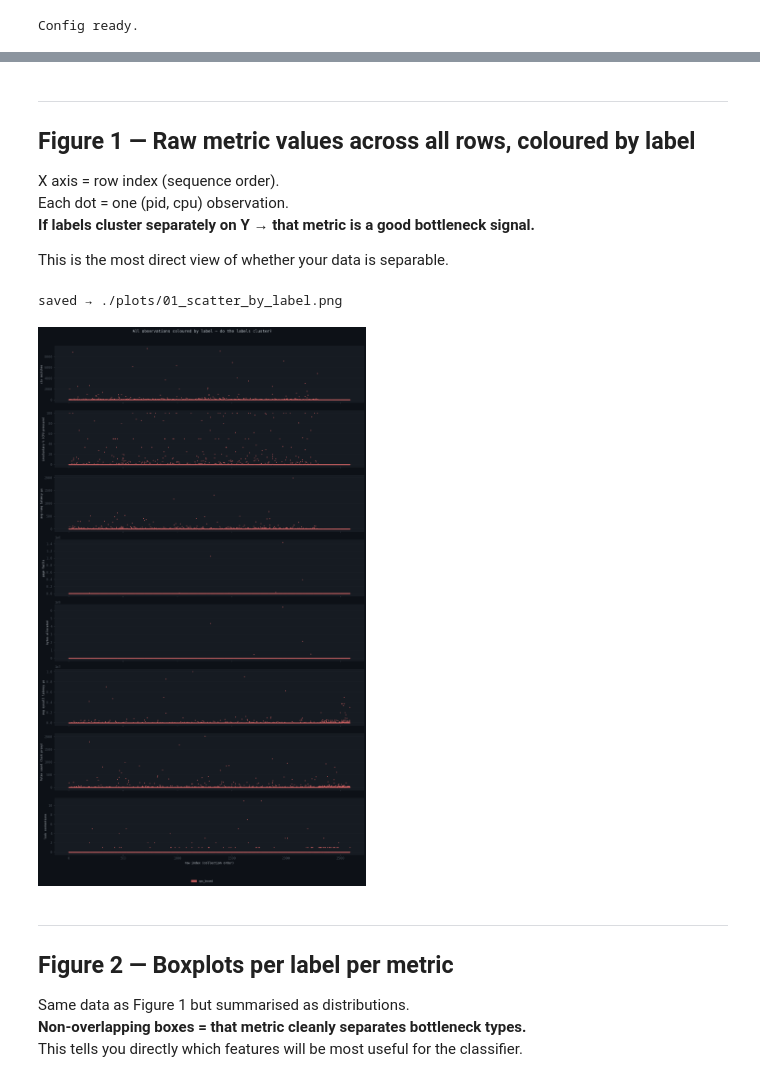
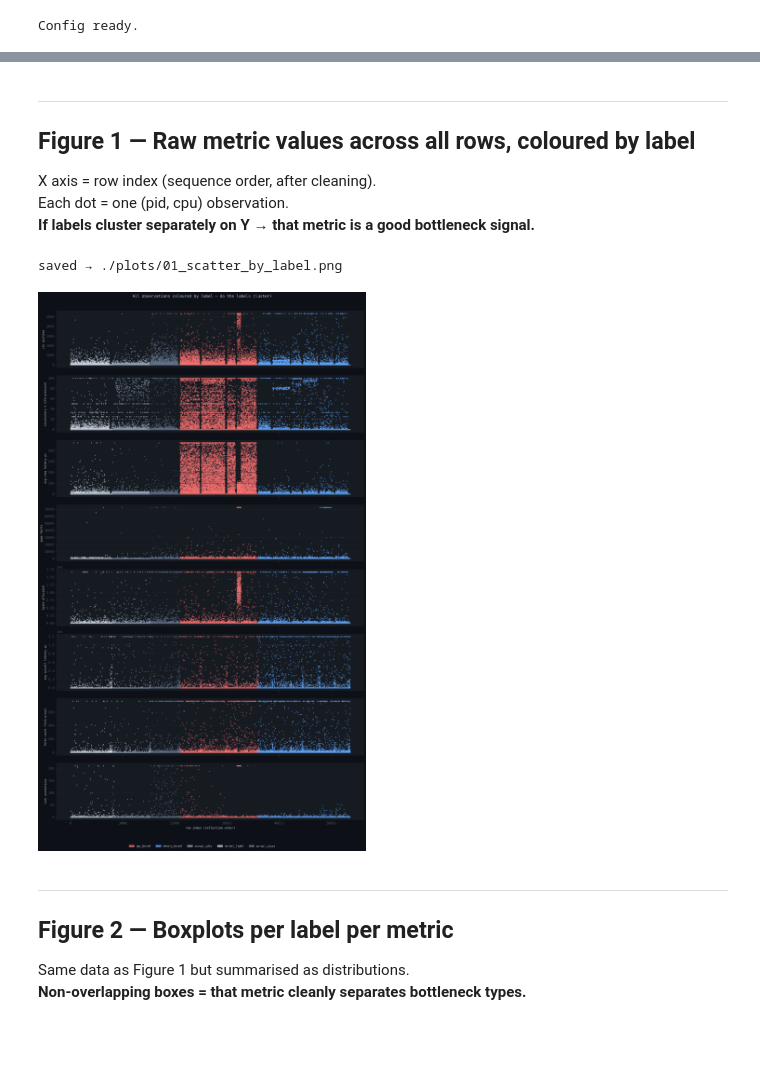
Before and after one commit to asad-Md/PerformanceBottleneckDiagnosis, a Jupyter notebook: src/perf_analysis.ipynb, the cells around one changed output, grey strips where cells are left out. Saved outputs shown, nothing was run; the diff lists cells and outputs as text; code cells hidden in the pictures; blank space fills up the shorter version.

```diff
--- a/src/perf_analysis.ipynb
+++ b/src/perf_analysis.ipynb
@@ -69,31 +79,26 @@ Config ready.
 # %%
-df = pd.read_csv(CSV_PATH)
-print(f'Loaded {len(df):,} rows, {len(df.columns)} columns')
+df_raw = pd.read_csv(CSV_PATH)
+print(f'Loaded {len(df_raw):,} rows, {len(df_raw.columns)} columns')
 
 # ns → µs for readability
-for c in [col for col in df.columns if col.endswith('_ns')]:
-    df[c.replace('_ns','_us')] = df[c] / 1000.0
+for c in [col for col in df_raw.columns if col.endswith('_ns')]:
+    df_raw[c.replace('_ns','_us')] = df_raw[c] / 1000.0
 
 # derived columns
-df['total_faults'] = df.get('minor_faults', 0) + df.get('kernel_faults', 0)
-df['total_lock_contentions'] = (
-    df.get('mutex_contentions', 0) +
-    df.get('rwsem_read_contentions', 0) +
-    df.get('rwsem_write_contentions', 0)
+df_raw['total_faults'] = df_raw.get('minor_faults', 0) + df_raw.get('kernel_faults', 0)
+df_raw['total_lock_contentions'] = (
+    df_raw.get('mutex_contentions', 0) +
+    df_raw.get('rwsem_read_contentions', 0) +
+    df_raw.get('rwsem_write_contentions', 0)
 )
 # involuntary % — key CPU bottleneck indicator
-df['involuntary_pct'] = np.where(
-    df['ctx_switches'] > 0,
-    df['involuntary_switches'] / df['ctx_switches'] * 100, 0
+df_raw['involuntary_pct'] = np.where(
+    df_raw['ctx_switches'] > 0,
+    df_raw['involuntary_switches'] / df_raw['ctx_switches'] * 100, 0
 )
-# row index as sequence proxy
-df['row_idx'] = np.arange(len(df))
 
-df['label'] = df['label'].fillna('unknown')
-labels = sorted(df['label'].unique())
-label_colors = [LABEL_COLORS.get(l, MUTED) for l in df['label']]
+df_raw['label'] = df_raw['label'].fillna('unknown')
 
-print(f'Labels: {labels}')
-print(f'Rows per label:')
-print(df['label'].value_counts().to_string())
+print(f'Raw rows per label:')
+print(df_raw['label'].value_counts().to_string())
 # %% [output]
@@ -106,52 +206,49 @@ cpu_bound    2588
 ---
 ## Figure 1 — Raw metric values across all rows, coloured by label
 
-X axis = row index (sequence order).
+X axis = row index (sequence order, after cleaning).
 Each dot = one (pid, cpu) observation.
 **If labels cluster separately on Y → that metric is a good bottleneck signal.**
-
-This is the most direct view of whether your data is separable.
 # %%
 key_metrics = [
     ('ctx_switches',           'ctx switches'),
     ('involuntary_pct',        'involuntary % (CPU pressure)'),
     ('avg_runq_latency_us',    'avg runq latency µs'),
     ('total_faults',           'page faults'),
     ('total_alloc_bytes',      'bytes allocated'),
     ('avg_syscall_latency_us', 'avg syscall latency µs'),
     ('futex_count',            'futex count (lock proxy)'),
     ('total_lock_contentions', 'lock contentions'),
 ]
-key_metrics = [(m, l) for m, l in key_metrics if m in df.columns]
+key_metrics = [(m, l) for m, l in key_metrics if m in df_clean.columns]
 
 n = len(key_metrics)
 fig, axes = plt.subplots(n, 1, figsize=(14, 3 * n), sharex=True)
 fig.suptitle('All observations coloured by label — do the labels cluster?', fontsize=12)
 
 for ax, (col, ylabel) in zip(axes, key_metrics):
     for lbl in labels:
-        mask = df['label'] == lbl
-        ax.scatter(df.loc[mask, 'row_idx'], df.loc[mask, col],
+        mask = df_clean['label'] == lbl
+        ax.scatter(df_clean.loc[mask, 'row_idx'], df_clean.loc[mask, col],
                    c=LABEL_COLORS.get(lbl, MUTED), s=4, alpha=0.5, label=lbl)
     ax.set_ylabel(ylabel, fontsize=8)
     ax.grid(True, axis='y')
 
 axes[-1].set_xlabel('row index (collection order)')
 fig.legend(handles=legend_patches(labels), loc='lower center',
            ncol=len(labels), frameon=False, bbox_to_anchor=(0.5, 0.0))
 plt.tight_layout(rect=[0, 0.03, 1, 0.97])
 savefig(fig, '01_scatter_by_label.png')
 plt.show()
 # %% [output]
 saved → ./plots/01_scatter_by_label.png
-[figure, old version]
+[figure, new version]
 # %% [markdown]
 ---
 ## Figure 2 — Boxplots per label per metric
 
 Same data as Figure 1 but summarised as distributions.
 **Non-overlapping boxes = that metric cleanly separates bottleneck types.**
-This tells you directly which features will be most useful for the classifier.
 # %%
 if len(labels) < 2:
     print(f'Need 2+ labels. Currently have: {labels}. Collect more workloads.')
```
Also changed, not shown: parts of 19 cells of this notebook, 12 other files.
